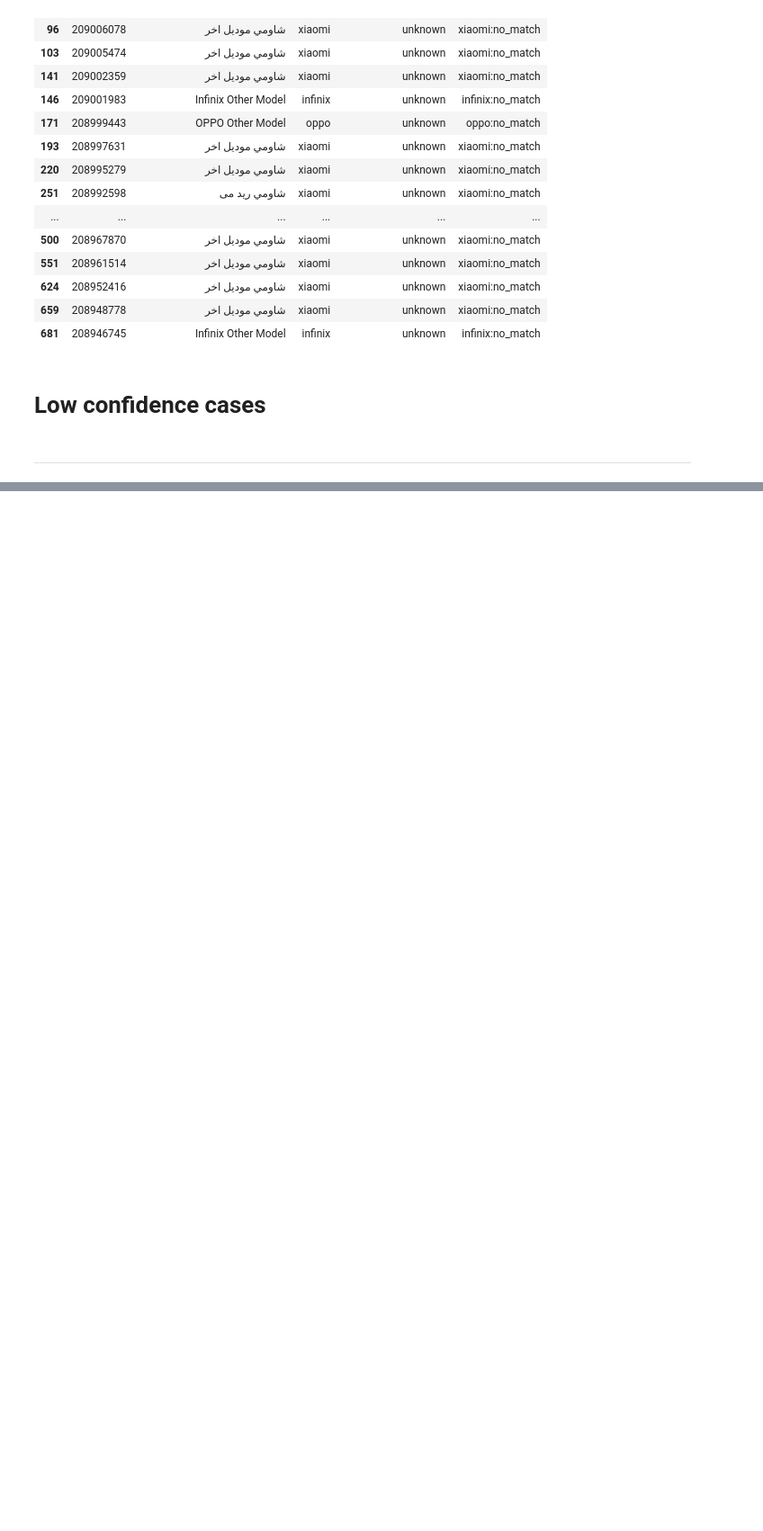
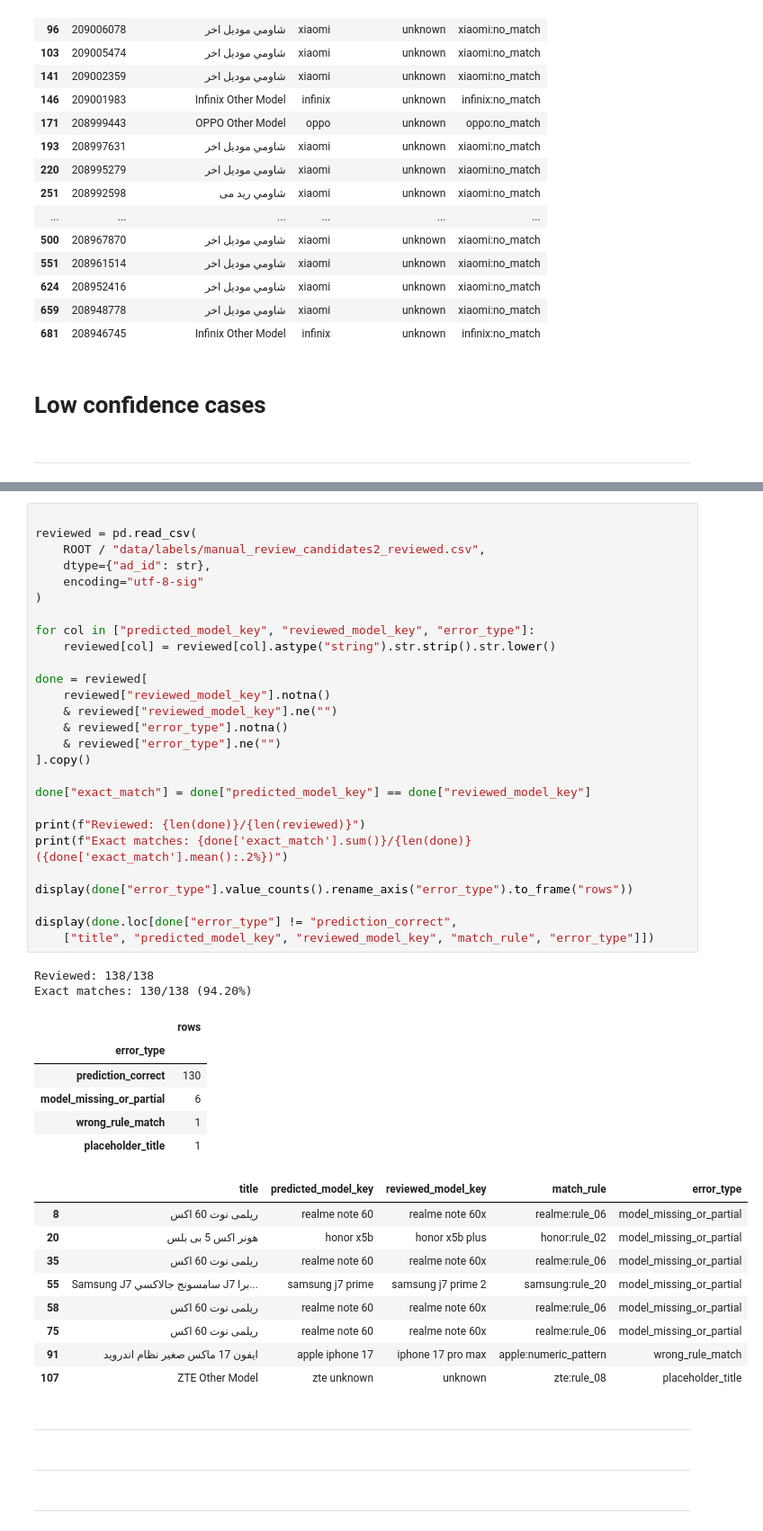
Before and after one commit to Fadwa-mahmoud/DEPI-GRADUATION-PROJECT, a Jupyter notebook: notebooks/05_hand_review_unknown_cases.ipynb, the cells around one changed output, grey strips where cells are left out. Shown at 90% size. Drawn from its saved outputs; the diff is of its cells as text; blank space fills up the shorter version.

```diff
--- a/notebooks/05_hand_review_unknown_cases.ipynb
+++ b/notebooks/05_hand_review_unknown_cases.ipynb
@@ -374,0 +574,51 @@ Number of no-match cases: 31
+# %%
+
+reviewed = pd.read_csv(
+    ROOT / "data/labels/manual_review_candidates2_reviewed.csv",
+    dtype={"ad_id": str},
+    encoding="utf-8-sig"
+)
+
+for col in ["predicted_model_key", "reviewed_model_key", "error_type"]:
+    reviewed[col] = reviewed[col].astype("string").str.strip().str.lower()
+
+done = reviewed[
+    reviewed["reviewed_model_key"].notna()
+    & reviewed["reviewed_model_key"].ne("")
+    & reviewed["error_type"].notna()
+    & reviewed["error_type"].ne("")
+].copy()
+
+done["exact_match"] = done["predicted_model_key"] == done["reviewed_model_key"]
+
+print(f"Reviewed: {len(done)}/{len(reviewed)}")
+print(f"Exact matches: {done['exact_match'].sum()}/{len(done)} ({done['exact_match'].mean():.2%})")
+
+display(done["error_type"].value_counts().rename_axis("error_type").to_frame("rows"))
+
+display(done.loc[done["error_type"] != "prediction_correct",
+    ["title", "predicted_model_key", "reviewed_model_key", "match_rule", "error_type"]])
+# %% [output]
+Reviewed: 138/138
+Exact matches: 130/138 (94.20%)
+|  | rows |
+| error_type |  |
+| prediction_correct | 130 |
+| model_missing_or_partial | 6 |
+| wrong_rule_match | 1 |
+| placeholder_title | 1 |
+|  | title | predicted_model_key | reviewed_model_key | match_rule | error_type |
+| 8 | ريلمى نوت 60 اكس | realme note 60 | realme note 60x | realme:rule_06 | model_missing_or_partial |
+| 20 | هونر اكس 5 بى بلس | honor x5b | honor x5b plus | honor:rule_02 | model_missing_or_partial |
+| 35 | ريلمى نوت 60 اكس | realme note 60 | realme note 60x | realme:rule_06 | model_missing_or_partial |
+| 55 | Samsung J7 سامسونج جالاكسي J7 برا... | samsung j7 prime | samsung j7 prime 2 | samsung:rule_20 | model_missing_or_partial |
+| 58 | ريلمى نوت 60 اكس | realme note 60 | realme note 60x | realme:rule_06 | model_missing_or_partial |
+| 75 | ريلمى نوت 60 اكس | realme note 60 | realme note 60x | realme:rule_06 | model_missing_or_partial |
+| 91 | ايفون 17 ماكس صغير نظام اندرويد | apple iphone 17 | iphone 17 pro max | apple:numeric_pattern | wrong_rule_match |
+| 107 | ZTE Other Model | zte unknown | unknown | zte:rule_08 | placeholder_title |
+# %% [markdown]
+-------------------------------------------------------------------
+# %% [markdown]
+---------------------------------------------------------
+# %% [markdown]
+-----------------------------------------------
```
Also changed, not shown: parts of 9 cells of this notebook, 1 other file.
